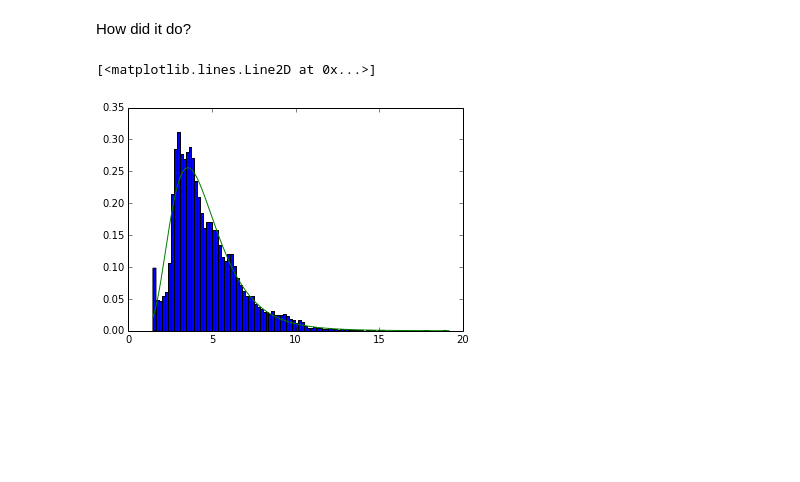
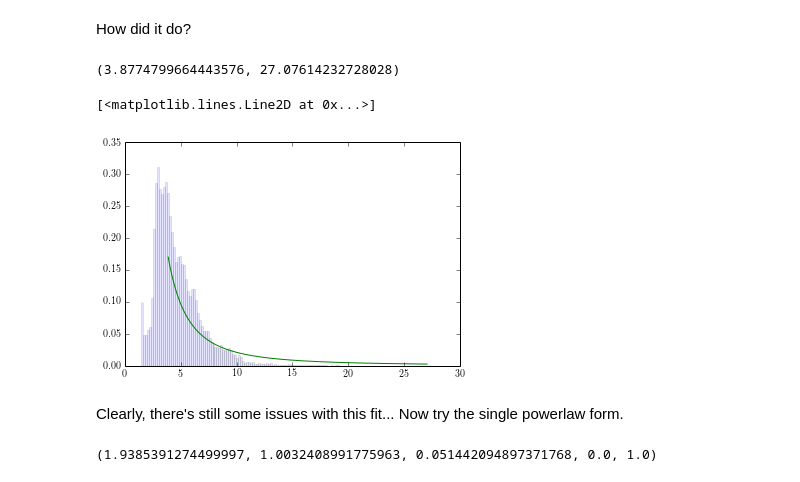
Before and after one commit to Astroua/plndist, a Jupyter notebook: DPLogNorm.ipynb, the cells around one changed output. Drawn from its saved outputs; the diff is of its cells as text; code cells hidden in the pictures; blank space fills up the shorter version.

````diff
--- a/DPLogNorm.ipynb
+++ b/DPLogNorm.ipynb
@@ -53,6 +58,6 @@ data = img[np.isfinite(img)]
 # %% [markdown]
 scipy's general definitions are a little weird, and ```dpln``` will likely need to be adjusted to some degree (like doing away with ```nu``` and ```tau2``` in favour of the built-ins). For now, I've found it necessary to freeze the ```loc``` parameter to zero. Also parameter constraints should assist with the fitting.
 # %%
-fit = dpln.fit(data, floc=0.0)
+fit = dpln.fit(data, floc=0.0, fscale=1.0)
 print(fit)
 # %% [output]
@@ -60,9 +66,14 @@ print(fit)
 # %% [markdown]
 How did it do?
 # %%
-plt.hist(data, bins=100, normed=1)
-x = np.linspace(data.min(), data.max(), 1000)
+plt.hist(data, bins=100, normed=1, alpha=0.1)
+print(dpln.ppf(0.05, *fit), dpln.ppf(0.95, *fit))
+x = np.linspace(dpln.ppf(0.001, *fit), dpln.ppf(0.95, *fit), 1000)
 plt.plot(x, dpln.pdf(x, *fit))
 # %% [output]
-[<matplotlib.lines.Line2D at 0x...>]
+(3.8774799664443576, 27.07614232728028)
+[<matplotlib.lines.Line2D at 0x...>]
-[figure, old version]
+[figure, new version]
+# %% [markdown]
+Clearly, there's still some issues with this fit...
+Now try the single powerlaw form.
@@ -68,0 +82,6 @@ plt.plot(x, dpln.pdf(x, *fit))
+# %%
+data = data[data<15]
+fit2 = pln.fit(data, fscale=1.0, floc=0.0)
+print(fit2)
+# %% [output]
+(1.9385391274499997, 1.0032408991775963, 0.051442094897371768, 0.0, 1.0)
````
Also changed, not shown: parts of 12 cells of this notebook, 2 other files.
